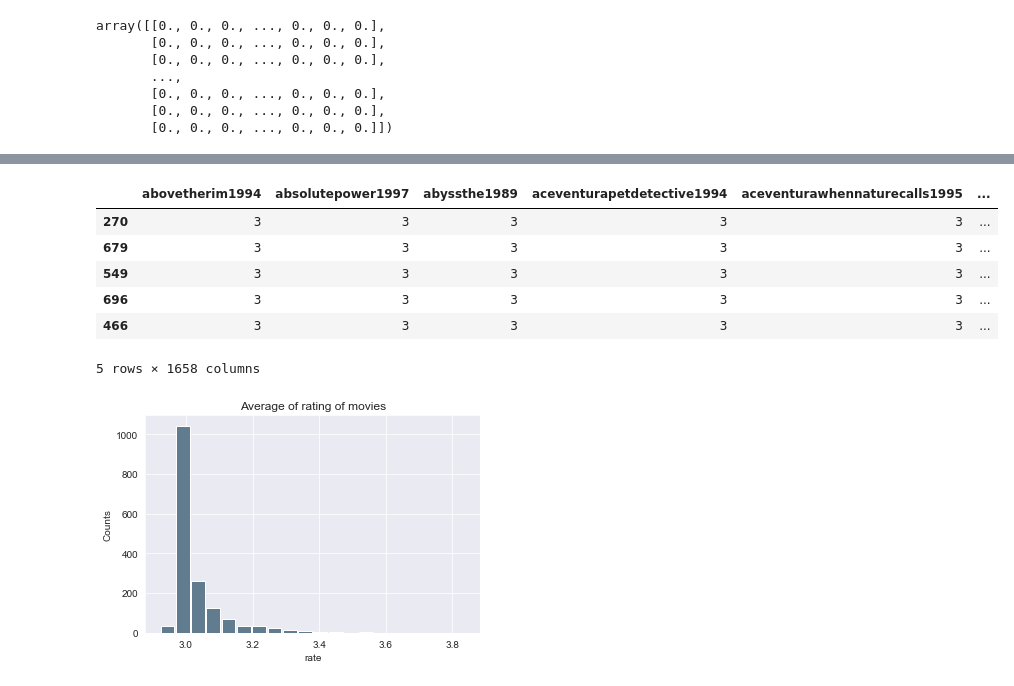
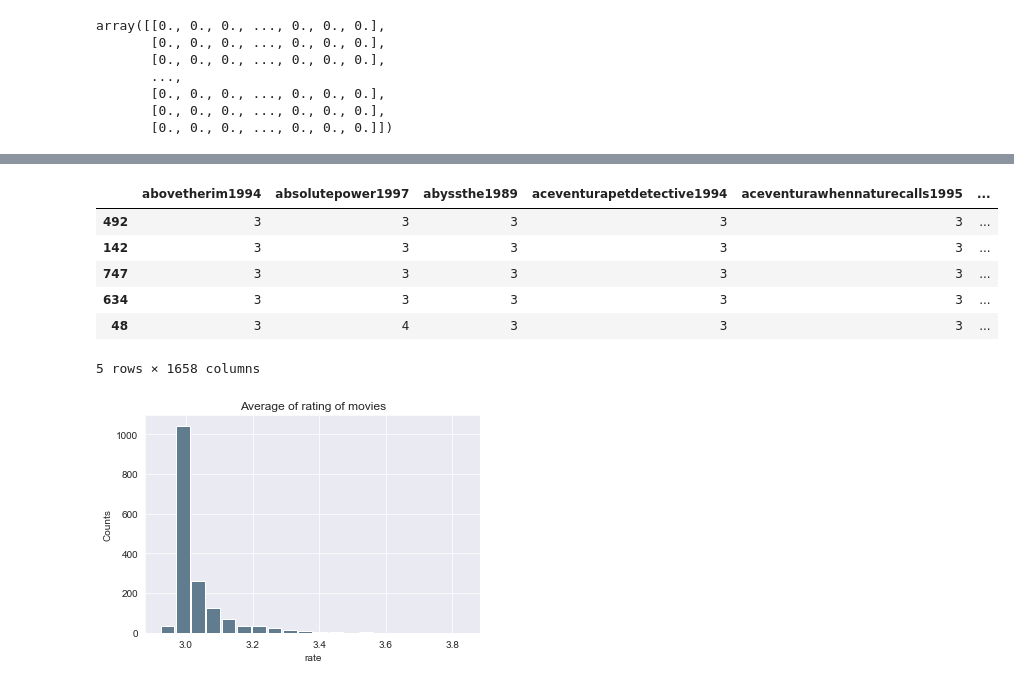
Before and after one commit to maf15122/ML, a Jupyter notebook: Code/actual_data.ipynb, the cells around one changed output, grey strips where cells are left out. Drawn from its saved outputs; the diff is of its cells as text; code cells hidden in the pictures.

```diff
--- a/Code/actual_data.ipynb
+++ b/Code/actual_data.ipynb
@@ -228,16 +210,16 @@ data.iloc[[270, 679, 549, 696, 466]]
 # %%
 pd.set_option('display.max_row', 1000)
 pd.set_option('display.max_columns', 50)
-# %%
-data.iloc[[270, 679, 549, 696, 466]]
-# %% [output]
-|  | abovetherim1994 | absolutepower1997 | abyssthe1989 | aceventurapetdetective1994 | aceventurawhennaturecalls1995 | ... |
-| 270 | 3 | 3 | 3 | 3 | 3 | ... |
-| 679 | 3 | 3 | 3 | 3 | 3 | ... |
-| 549 | 3 | 3 | 3 | 3 | 3 | ... |
-| 696 | 3 | 3 | 3 | 3 | 3 | ... |
-| 466 | 3 | 3 | 3 | 3 | 3 | ... |
-5 rows × 1658 columns
+# %%
+data.iloc[[492, 142, 747, 634,  48]]
+# %% [output]
+|  | abovetherim1994 | absolutepower1997 | abyssthe1989 | aceventurapetdetective1994 | aceventurawhennaturecalls1995 | ... |
+| 492 | 3 | 3 | 3 | 3 | 3 | ... |
+| 142 | 3 | 3 | 3 | 3 | 3 | ... |
+| 747 | 3 | 3 | 3 | 3 | 3 | ... |
+| 634 | 3 | 3 | 3 | 3 | 3 | ... |
+| 48 | 3 | 4 | 3 | 3 | 3 | ... |
+5 rows × 1658 columns
 # %%
 #data.loc[data['withnailandi1987'] == 5]
 # %%
```
Also changed, not shown: parts of 13 cells of this notebook.
